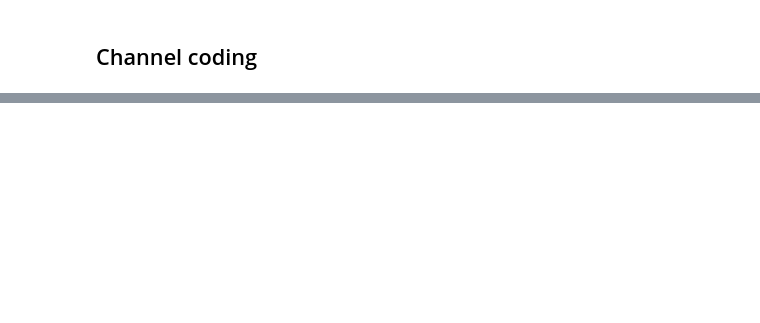
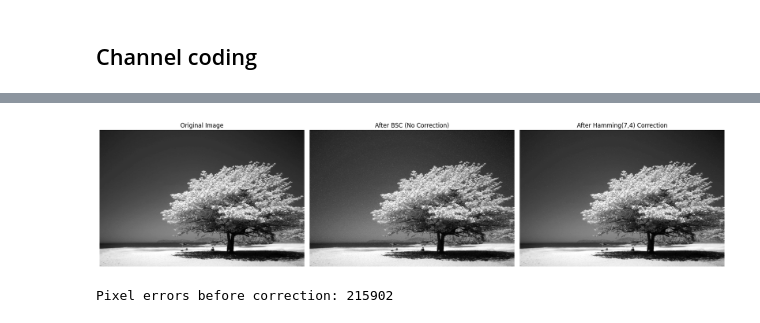
Before and after one commit to Azzagal/ICT-project-2, a Jupyter notebook: s203724s204896.ipynb, the cells around one changed output, grey strips where cells are left out. Saved outputs shown, nothing was run; the diff lists cells and outputs as text; code cells hidden in the pictures; blank space fills up the shorter version.

```diff
--- a/s203724s204896.ipynb
+++ b/s203724s204896.ipynb
@@ -521,0 +661,31 @@ print("Compression rate:", compression_rate_lz77)
+# %%
+
+# Show original, noisy, and corrected images side-by-side
+plt.figure(figsize=(18, 6))
+
+plt.subplot(1, 3, 1)
+plt.imshow(img, cmap='gray', vmin=0, vmax=255)
+plt.title("Original Image")
+plt.axis('off')
+
+plt.subplot(1, 3, 2)
+plt.imshow(noisy_img, cmap='gray', vmin=0, vmax=255)
+plt.title("After BSC (No Correction)")
+plt.axis('off')
+
+plt.subplot(1, 3, 3)
+plt.imshow(recovered_img, cmap='gray', vmin=0, vmax=255)
+plt.title("After Hamming(7,4) Correction")
+plt.axis('off')
+
+plt.tight_layout()
+plt.show()
+
+# Optional: pixel difference comparison
+errors_before = np.sum(img != noisy_img)
+errors_after = np.sum(img != recovered_img)
+
+print("Pixel errors before correction:", errors_before)
+# %% [output]
+[figure, added]
+Pixel errors before correction: 215902
```
Also changed, not shown: parts of 7 cells of this notebook.
